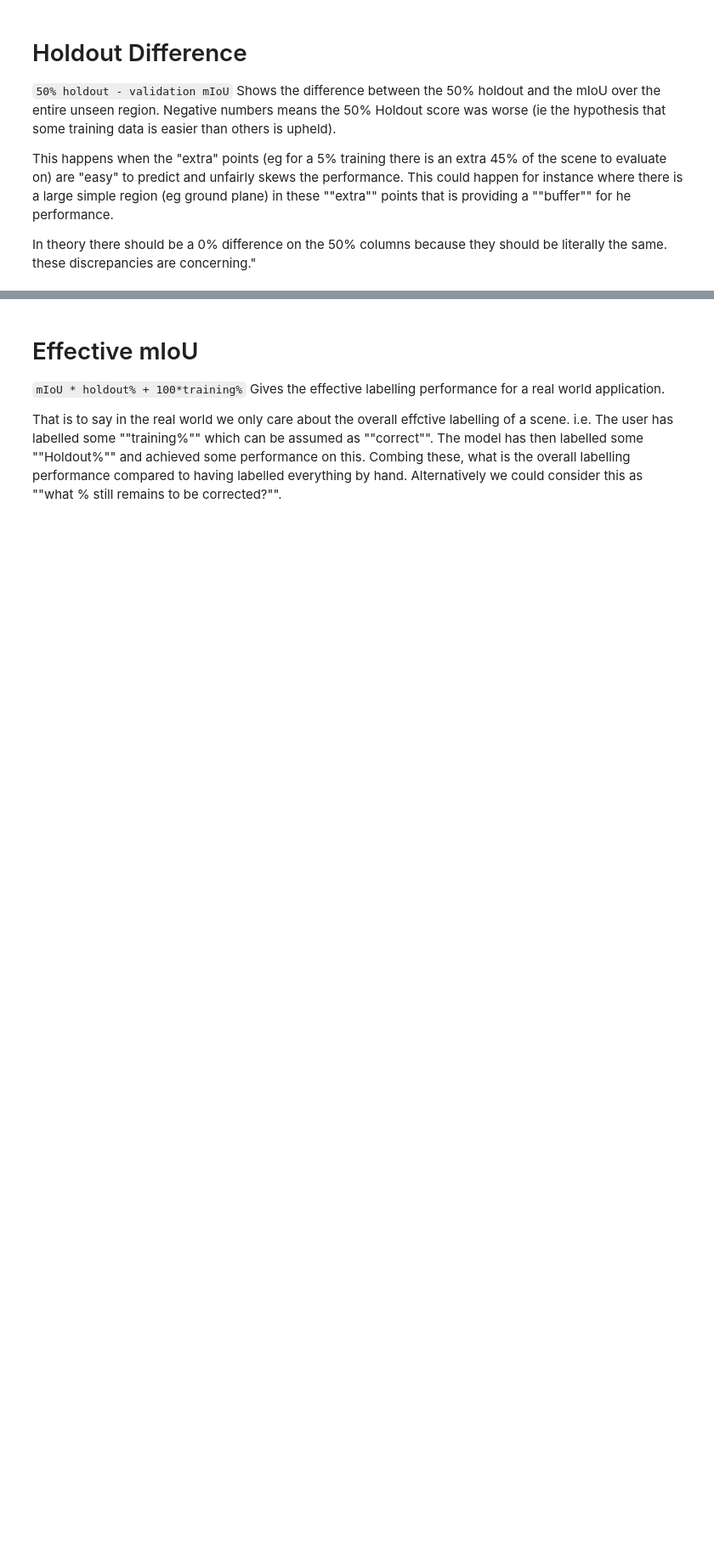
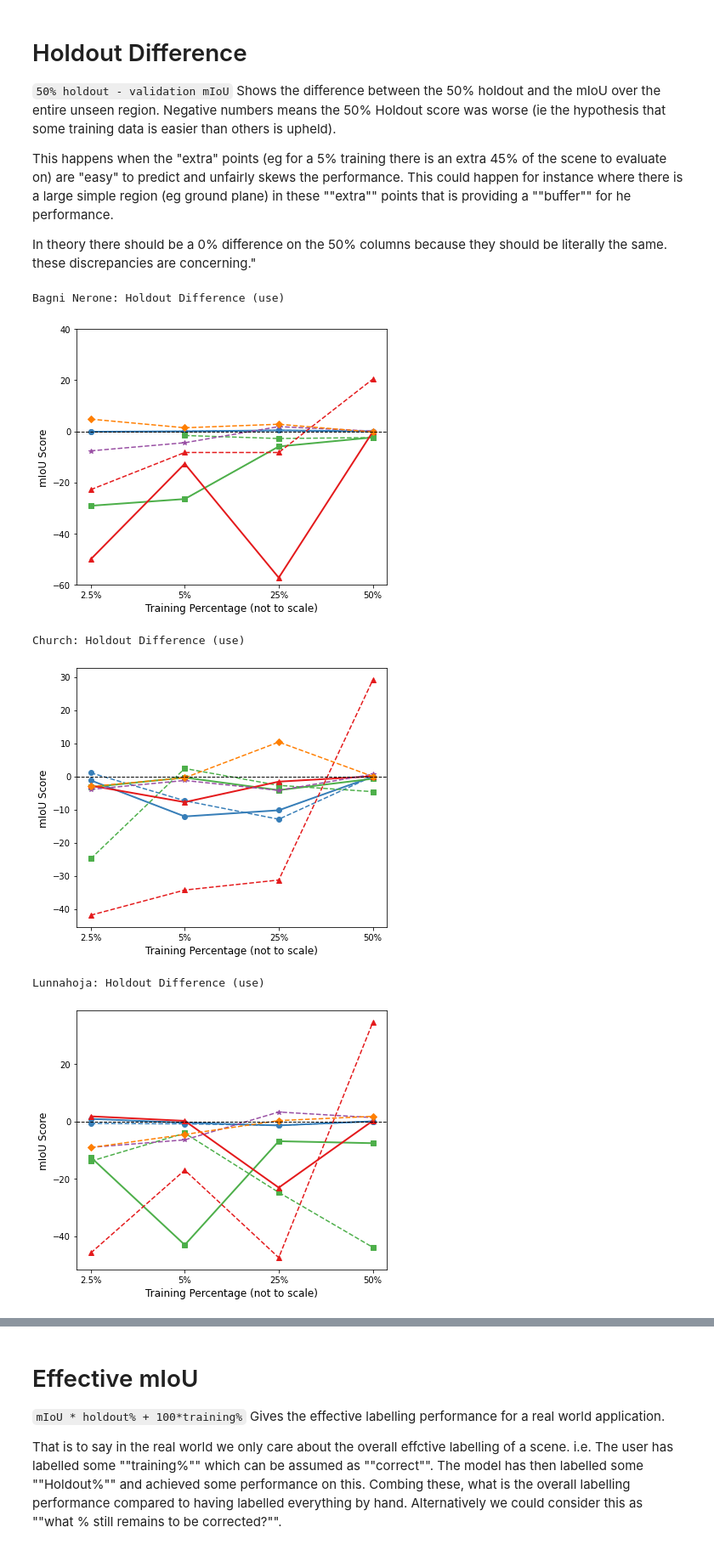
Before and after one commit to LucHayward/Pointnet_Pointnet2_pytorch, a Jupyter notebook: DataVis/Data_vis.ipynb, the cells around one changed output, grey strips where cells are left out. Shown at 85% size. Cells and saved outputs as stored; diff of their text form; code cells hidden in the pictures; blank space fills up the shorter version.

```diff
--- a/DataVis/Data_vis.ipynb
+++ b/DataVis/Data_vis.ipynb
@@ -259,6 +287,13 @@ In theory there should be a 0% difference on the 50% columns because they should
 # %%
 from Results_tables import holdout_diff
 
 for e in holdout_diff.experiments:
     df = text_to_df(e.vals)
-    generate_line_plot(e.scene, df, "Holdout Difference (use)", pretrained=True, root='holdout_difference/', draw_zero=True)
+    generate_line_plot(e.scene, df, "Holdout Difference (use)", pretrained=True, root='holdout_difference/', draw_zero=True, y_range=True)
+# %% [output]
+Bagni Nerone: Holdout Difference (use)
+[figure, added]
+Church: Holdout Difference (use)
+[figure, added]
+Lunnahoja: Holdout Difference (use)
+[figure, added]
```
Also changed, not shown: parts of 6 cells of this notebook.
